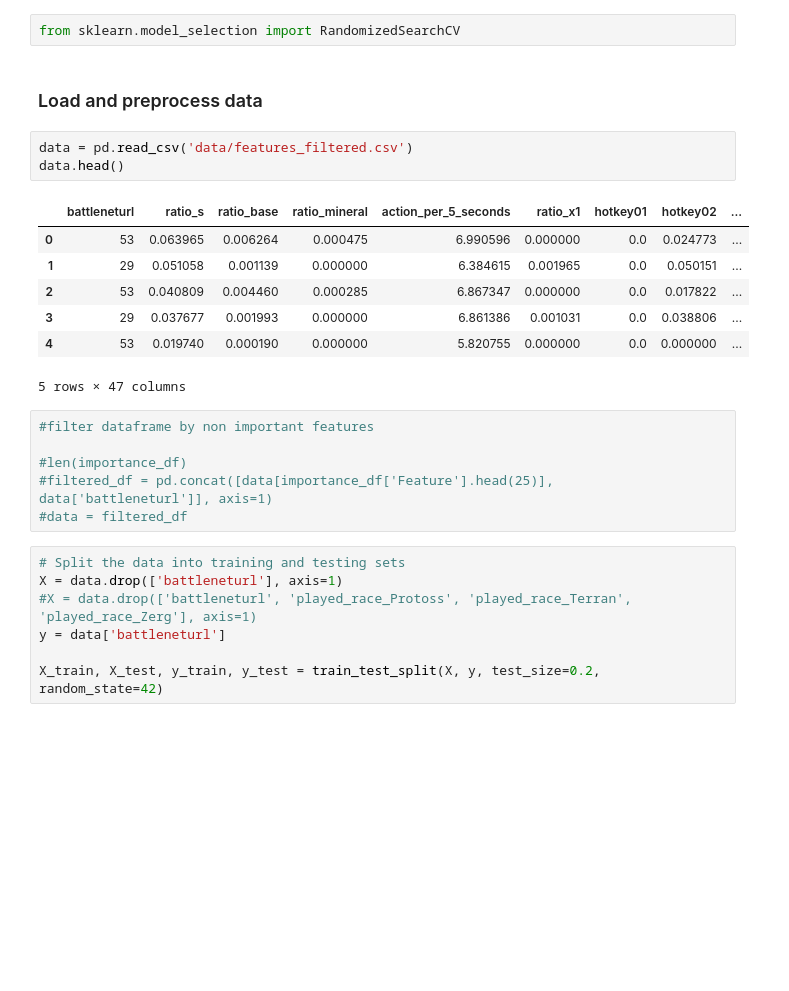
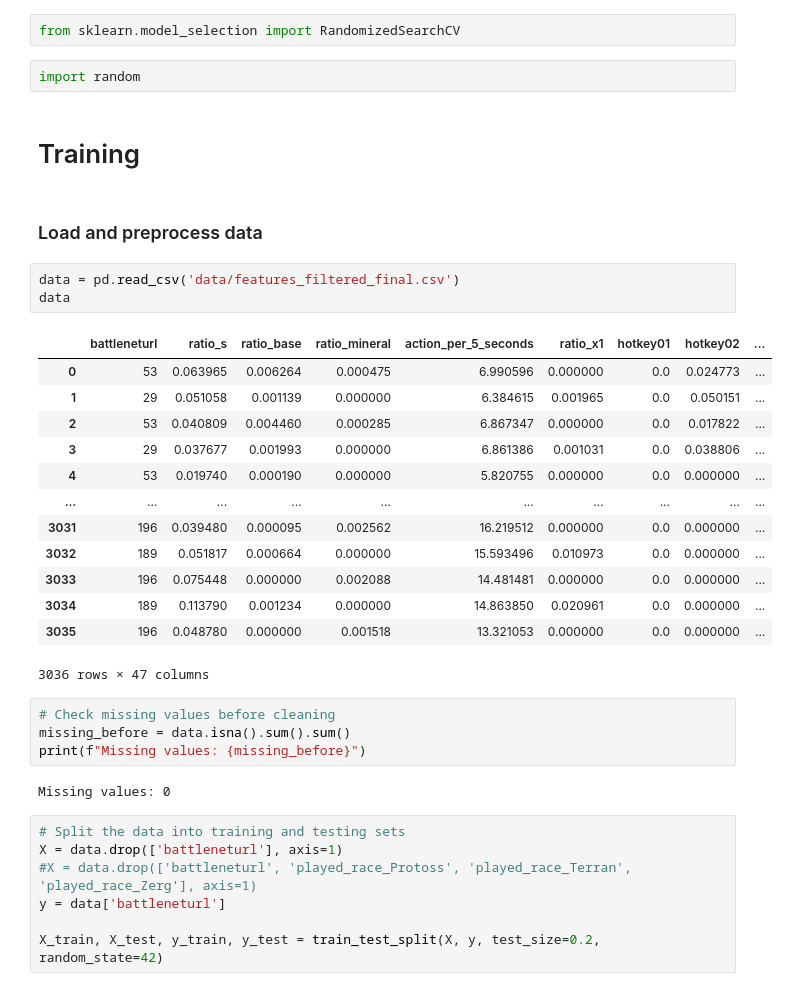
Before and after one commit to sofialtman/OT02---Data-Mining, a Jupyter notebook: model_Shapley.ipynb, the cells around one changed output. Saved outputs shown, nothing was run; the diff lists cells and outputs as text; blank space fills up the shorter version.

```diff
--- a/model_Shapley.ipynb
+++ b/model_Shapley.ipynb
@@ -18,25 +18,35 @@ import matplotlib.pyplot as plt
 import seaborn as sns
 # %%
 from sklearn.model_selection import RandomizedSearchCV
+# %%
+import random
+# %% [markdown]
+# Training
 # %% [markdown]
 ### Load and preprocess data
 # %%
-data = pd.read_csv('data/features_filtered.csv')
-data.head()
+data = pd.read_csv('data/features_filtered_final.csv')
+data
 # %% [output]
 |  | battleneturl | ratio_s | ratio_base | ratio_mineral | action_per_5_seconds | ratio_x1 | hotkey01 | hotkey02 | ... |
 | 0 | 53 | 0.063965 | 0.006264 | 0.000475 | 6.990596 | 0.000000 | 0.0 | 0.024773 | ... |
 | 1 | 29 | 0.051058 | 0.001139 | 0.000000 | 6.384615 | 0.001965 | 0.0 | 0.050151 | ... |
 | 2 | 53 | 0.040809 | 0.004460 | 0.000285 | 6.867347 | 0.000000 | 0.0 | 0.017822 | ... |
 | 3 | 29 | 0.037677 | 0.001993 | 0.000000 | 6.861386 | 0.001031 | 0.0 | 0.038806 | ... |
 | 4 | 53 | 0.019740 | 0.000190 | 0.000000 | 5.820755 | 0.000000 | 0.0 | 0.000000 | ... |
+| ... | ... | ... | ... | ... | ... | ... | ... | ... | ... |
+| 3031 | 196 | 0.039480 | 0.000095 | 0.002562 | 16.219512 | 0.000000 | 0.0 | 0.000000 | ... |
+| 3032 | 189 | 0.051817 | 0.000664 | 0.000000 | 15.593496 | 0.010973 | 0.0 | 0.000000 | ... |
+| 3033 | 196 | 0.075448 | 0.000000 | 0.002088 | 14.481481 | 0.000000 | 0.0 | 0.000000 | ... |
+| 3034 | 189 | 0.113790 | 0.001234 | 0.000000 | 14.863850 | 0.020961 | 0.0 | 0.000000 | ... |
+| 3035 | 196 | 0.048780 | 0.000000 | 0.001518 | 13.321053 | 0.000000 | 0.0 | 0.000000 | ... |
-5 rows × 47 columns
+3036 rows × 47 columns
-# %%
-#filter dataframe by non important features
-
-#len(importance_df)
-#filtered_df = pd.concat([data[importance_df['Feature'].head(25)], data['battleneturl']], axis=1)
-#data = filtered_df
+# %%
+# Check missing values before cleaning
+missing_before = data.isna().sum().sum()
+print(f"Missing values: {missing_before}")
+# %% [output]
+Missing values: 0
 # %%
 # Split the data into training and testing sets
 X = data.drop(['battleneturl'], axis=1)
```
Also changed, not shown: parts of 23 cells of this notebook.
